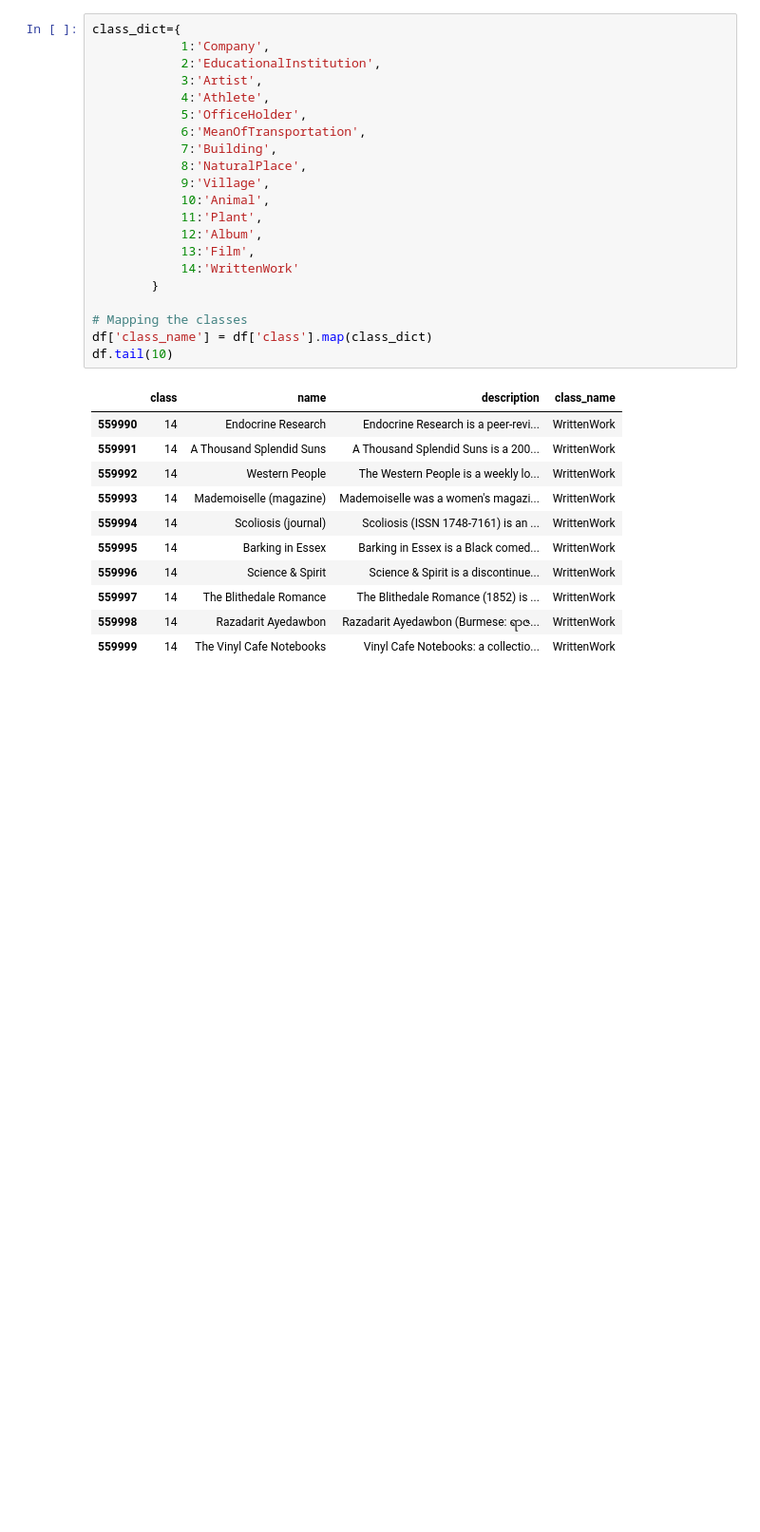
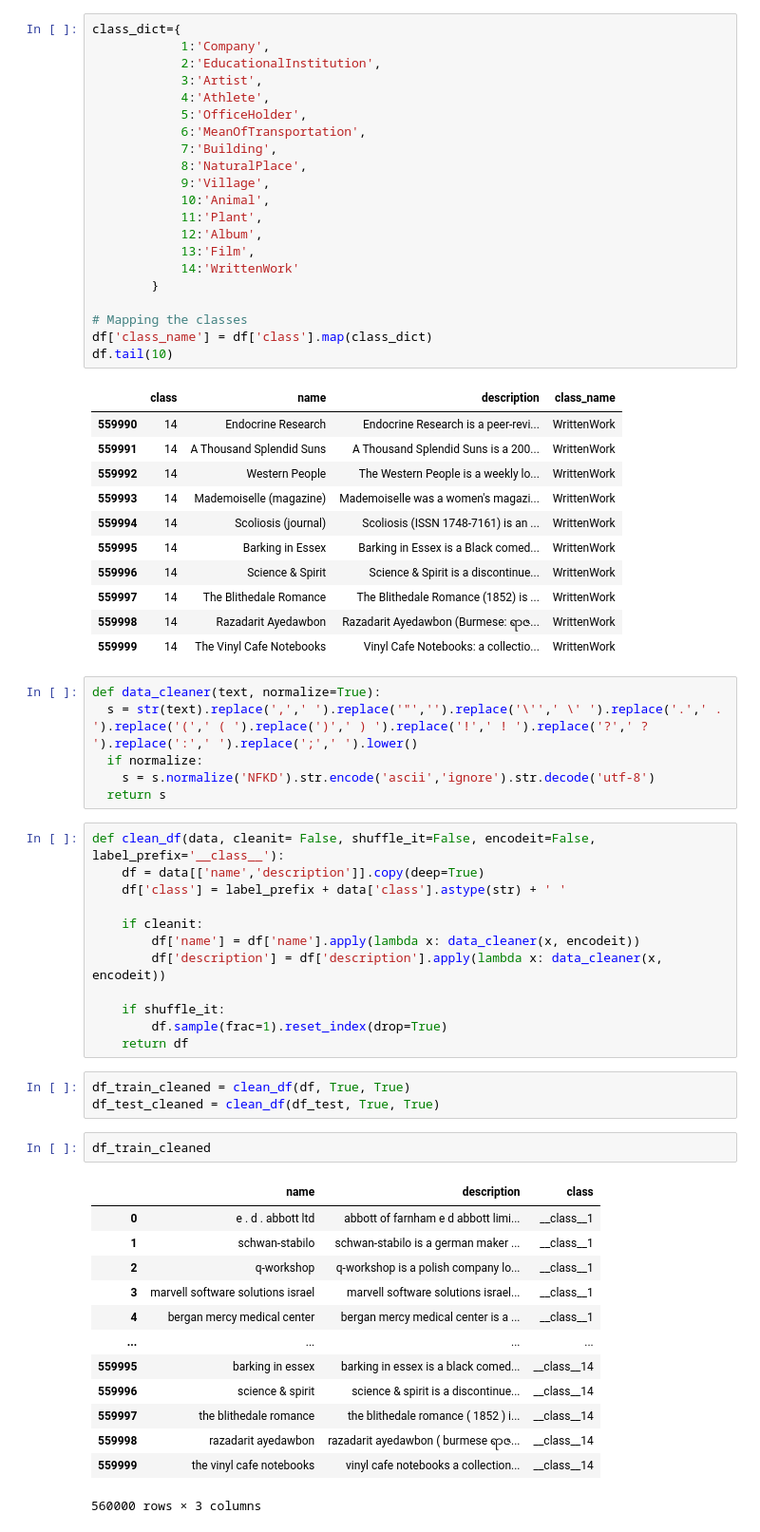
Before and after one commit to mralamdari/NLP-Text_Classification, a Jupyter notebook: NLP_Text2Vec_Classification.ipynb, the cells around one changed output. Shown at 95% size. Drawn from its saved outputs; the diff is of its cells as text; blank space fills up the shorter version.

```diff
--- a/NLP_Text2Vec_Classification.ipynb
+++ b/NLP_Text2Vec_Classification.ipynb
@@ -186,3 +186,40 @@ df.tail(10)
 | 559997 | 14 | The Blithedale Romance | The Blithedale Romance (1852) is ... | WrittenWork |
 | 559998 | 14 | Razadarit Ayedawbon | Razadarit Ayedawbon (Burmese: ရာဇ... | WrittenWork |
 | 559999 | 14 | The Vinyl Cafe Notebooks | Vinyl Cafe Notebooks: a collectio... | WrittenWork |
+# %%
+def data_cleaner(text, normalize=True):
+  s = str(text).replace(',',' ').replace('"','').replace('\'',' \' ').replace('.',' . ').replace('(',' ( ').replace(')',' ) ').replace('!',' ! ').replace('?',' ? ').replace(':',' ').replace(';',' ').lower()
+  if normalize:
+    s = s.normalize('NFKD').str.encode('ascii','ignore').str.decode('utf-8')
+  return s
+# %%
+def clean_df(data, cleanit= False, shuffle_it=False, encodeit=False, label_prefix='__class__'):
+    df = data[['name','description']].copy(deep=True)
+    df['class'] = label_prefix + data['class'].astype(str) + ' '
+
+    if cleanit:
+        df['name'] = df['name'].apply(lambda x: data_cleaner(x, encodeit))
+        df['description'] = df['description'].apply(lambda x: data_cleaner(x, encodeit))
+
+    if shuffle_it:
+        df.sample(frac=1).reset_index(drop=True)
+    return df
+# %%
+df_train_cleaned = clean_df(df, True, True)
+df_test_cleaned = clean_df(df_test, True, True)
+# %%
+df_train_cleaned
+# %% [output]
+|  | name | description | class |
+| 0 | e . d . abbott ltd | abbott of farnham e d abbott limi... | __class__1 |
+| 1 | schwan-stabilo | schwan-stabilo is a german maker ... | __class__1 |
+| 2 | q-workshop | q-workshop is a polish company lo... | __class__1 |
+| 3 | marvell software solutions israel | marvell software solutions israel... | __class__1 |
+| 4 | bergan mercy medical center | bergan mercy medical center is a ... | __class__1 |
+| ... | ... | ... | ... |
+| 559995 | barking in essex | barking in essex is a black comed... | __class__14 |
+| 559996 | science & spirit | science & spirit is a discontinue... | __class__14 |
+| 559997 | the blithedale romance | the blithedale romance ( 1852 ) i... | __class__14 |
+| 559998 | razadarit ayedawbon | razadarit ayedawbon ( burmese ရာဇ... | __class__14 |
+| 559999 | the vinyl cafe notebooks | vinyl cafe notebooks a collection... | __class__14 |
+560000 rows × 3 columns
```
